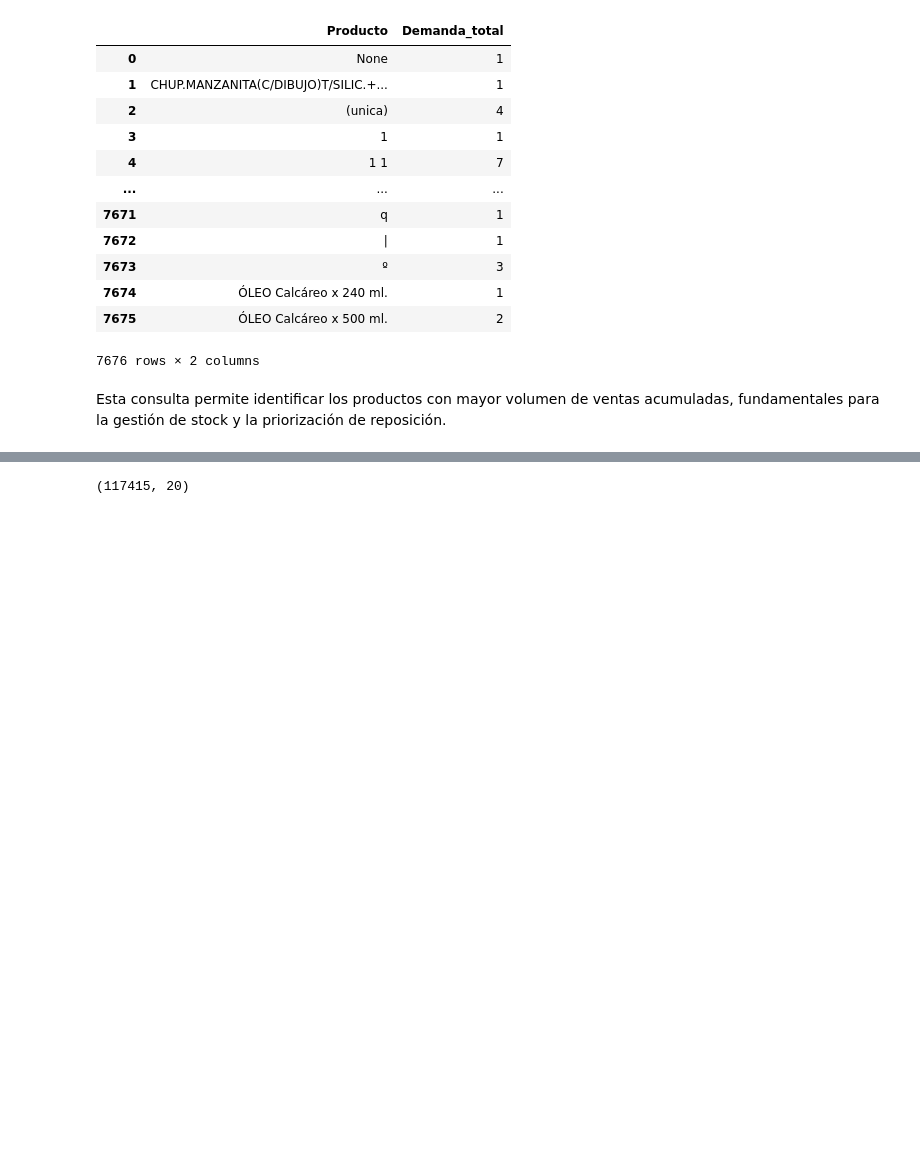
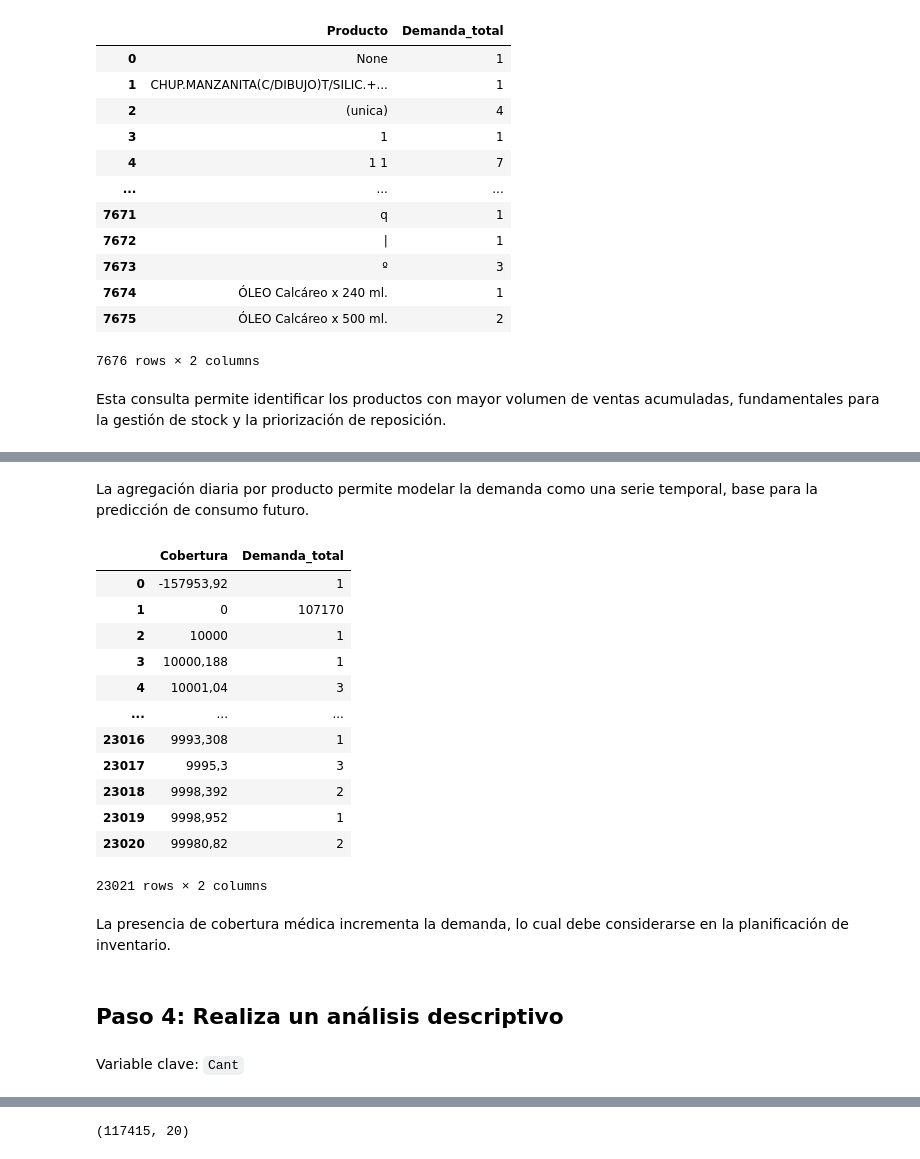
Before and after one commit to 4GeeksAcademy/sp-ml-20-final-project-g2, a Jupyter notebook: src/eda-ineta.ipynb, the cells around one changed output, grey strips where cells are left out. Saved outputs shown, nothing was run; the diff lists cells and outputs as text; code cells hidden in the pictures; blank space fills up the shorter version.

```diff
--- a/src/eda-ineta.ipynb
+++ b/src/eda-ineta.ipynb
@@ -133 +125,30 @@ pd.read_sql(query_top_20, conn)
+# %% [markdown]
+La agregación diaria por producto permite modelar la demanda como una serie temporal, base para la predicción de consumo futuro.
+# %%
+query_coverage = """
+SELECT Cobertura, SUM("Cant") AS Demanda_total
+FROM ventas
+GROUP BY Cobertura;
+"""
+pd.read_sql(query_coverage, conn)
+# %% [output]
+|  | Cobertura | Demanda_total |
+| 0 | -157953,92 | 1 |
+| 1 | 0 | 107170 |
+| 2 | 10000 | 1 |
+| 3 | 10000,188 | 1 |
+| 4 | 10001,04 | 3 |
+| ... | ... | ... |
+| 23016 | 9993,308 | 1 |
+| 23017 | 9995,3 | 3 |
+| 23018 | 9998,392 | 2 |
+| 23019 | 9998,952 | 1 |
+| 23020 | 99980,82 | 2 |
+23021 rows × 2 columns
+# %% [markdown]
+La presencia de cobertura médica incrementa la demanda, lo cual debe considerarse en la planificación de inventario.
+# %% [markdown]
+## Paso 4: Realiza un análisis descriptivo
+# %% [markdown]
+Variable clave: `Cant`
 # %%
```
Also changed, not shown: parts of 17 cells of this notebook, 1 other file.
